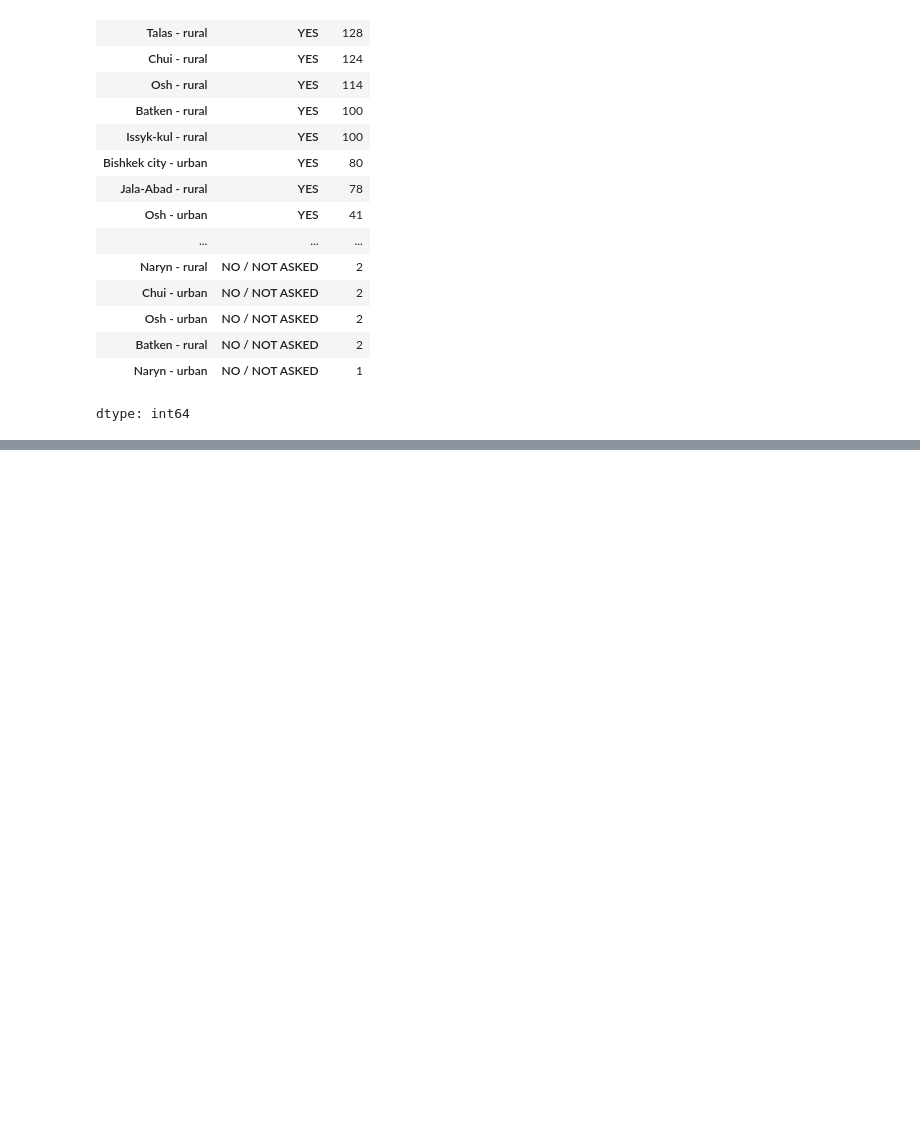
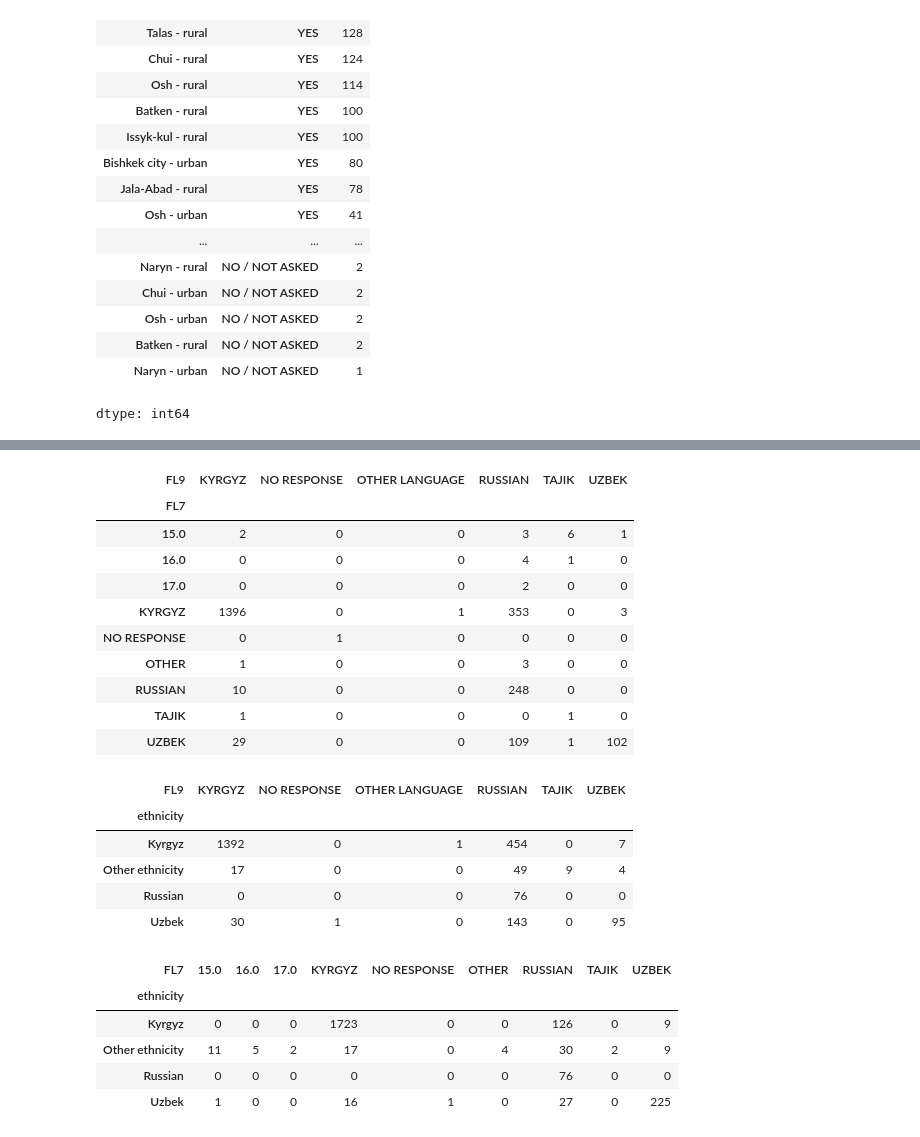
Before and after one commit to Jonchyk/Datamgmt, a Jupyter notebook: PS1.ipynb, the cells around one changed output, grey strips where cells are left out. Drawn from its saved outputs; the diff is of its cells as text; code cells hidden in the pictures; blank space fills up the shorter version.

```diff
--- a/PS1.ipynb
+++ b/PS1.ipynb
@@ -193,3 +225,34 @@ dtype: int64
+# %%
+#Another question remains; the questionaire asks children what language they speak at home, versus hear at school (FL7, FL9). How does those counts come about?
+pd.crosstab(df_age['FL7'], df_age['FL9'])
+#by basis of ethnicity compared to language of instruction
+pd.crosstab(df_age['ethnicity'], df_age['FL9'])
+#by basis of ethnicity compared to language at home
+pd.crosstab(df_age['ethnicity'], df_age['FL7'])
+# %% [output]
+| FL9 | KYRGYZ | NO RESPONSE | OTHER LANGUAGE | RUSSIAN | TAJIK | UZBEK |
+| FL7 |  |  |  |  |  |  |
+| 15.0 | 2 | 0 | 0 | 3 | 6 | 1 |
+| 16.0 | 0 | 0 | 0 | 4 | 1 | 0 |
+| 17.0 | 0 | 0 | 0 | 2 | 0 | 0 |
+| KYRGYZ | 1396 | 0 | 1 | 353 | 0 | 3 |
+| NO RESPONSE | 0 | 1 | 0 | 0 | 0 | 0 |
+| OTHER | 1 | 0 | 0 | 3 | 0 | 0 |
+| RUSSIAN | 10 | 0 | 0 | 248 | 0 | 0 |
+| TAJIK | 1 | 0 | 0 | 0 | 1 | 0 |
+| UZBEK | 29 | 0 | 0 | 109 | 1 | 102 |
+| FL9 | KYRGYZ | NO RESPONSE | OTHER LANGUAGE | RUSSIAN | TAJIK | UZBEK |
+| ethnicity |  |  |  |  |  |  |
+| Kyrgyz | 1392 | 0 | 1 | 454 | 0 | 7 |
+| Other ethnicity | 17 | 0 | 0 | 49 | 9 | 4 |
+| Russian | 0 | 0 | 0 | 76 | 0 | 0 |
+| Uzbek | 30 | 1 | 0 | 143 | 0 | 95 |
+| FL7 | 15.0 | 16.0 | 17.0 | KYRGYZ | NO RESPONSE | OTHER | RUSSIAN | TAJIK | UZBEK |
+| ethnicity |  |  |  |  |  |  |  |  |  |
+| Kyrgyz | 0 | 0 | 0 | 1723 | 0 | 0 | 126 | 0 | 9 |
+| Other ethnicity | 11 | 5 | 2 | 17 | 0 | 4 | 30 | 2 | 9 |
+| Russian | 0 | 0 | 0 | 0 | 0 | 0 | 76 | 0 | 0 |
+| Uzbek | 1 | 0 | 0 | 16 | 1 | 0 | 27 | 0 | 225 |
 # %%
 #Let's rename certain columns, not all of them, but a few critical pieces
 # %%
```
Also changed, not shown: parts of 6 cells of this notebook.
